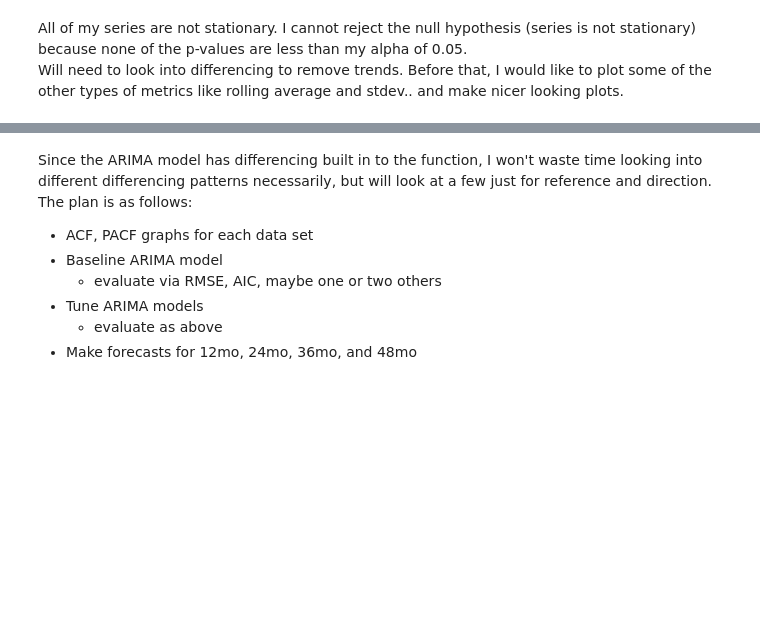
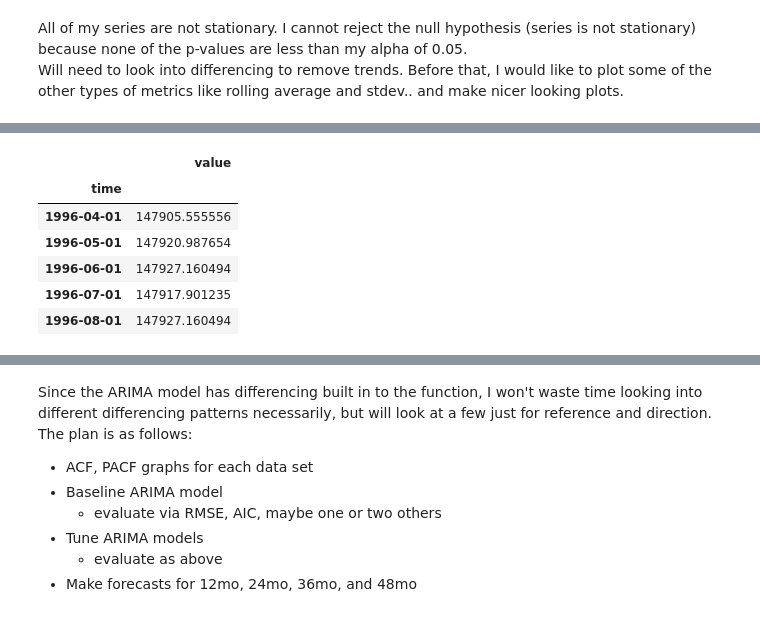
Before and after one commit to daveajstearns/mod4_project, a Jupyter notebook: starter_notebook.ipynb, the cells around one changed output, grey strips where cells are left out. Cells and saved outputs as stored; diff of their text form; code cells hidden in the pictures; blank space fills up the shorter version.

```diff
--- a/starter_notebook.ipynb
+++ b/starter_notebook.ipynb
@@ -569,0 +529,11 @@ Will need to look into differencing to remove trends. Before that, I would like
+# %%
+cities = miami.copy()
+cities.head()
+# %% [output]
+|  | value |
+| time |  |
+| 1996-04-01 | 147905.555556 |
+| 1996-05-01 | 147920.987654 |
+| 1996-06-01 | 147927.160494 |
+| 1996-07-01 | 147917.901235 |
+| 1996-08-01 | 147927.160494 |
```
Also changed, not shown: parts of 56 cells of this notebook.
